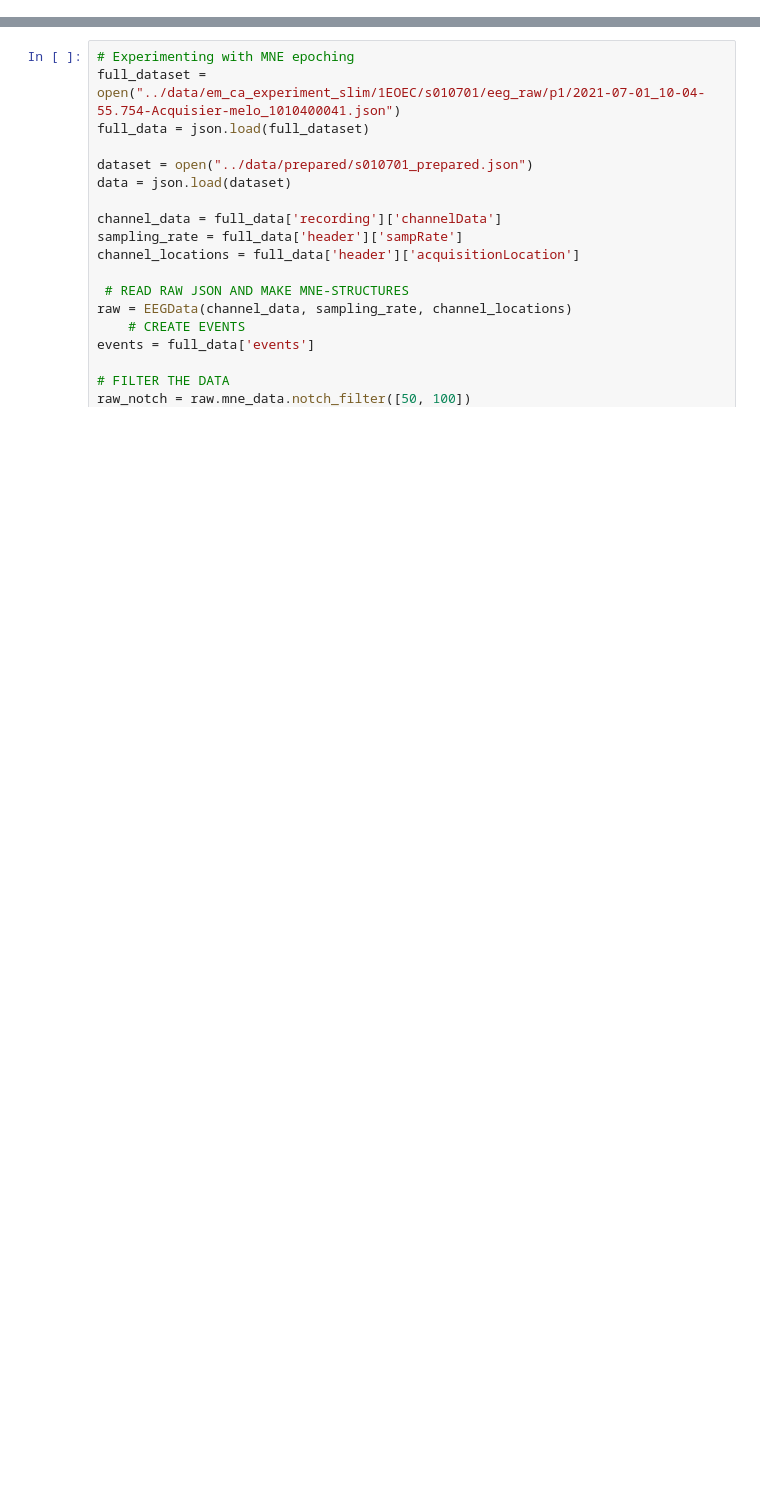
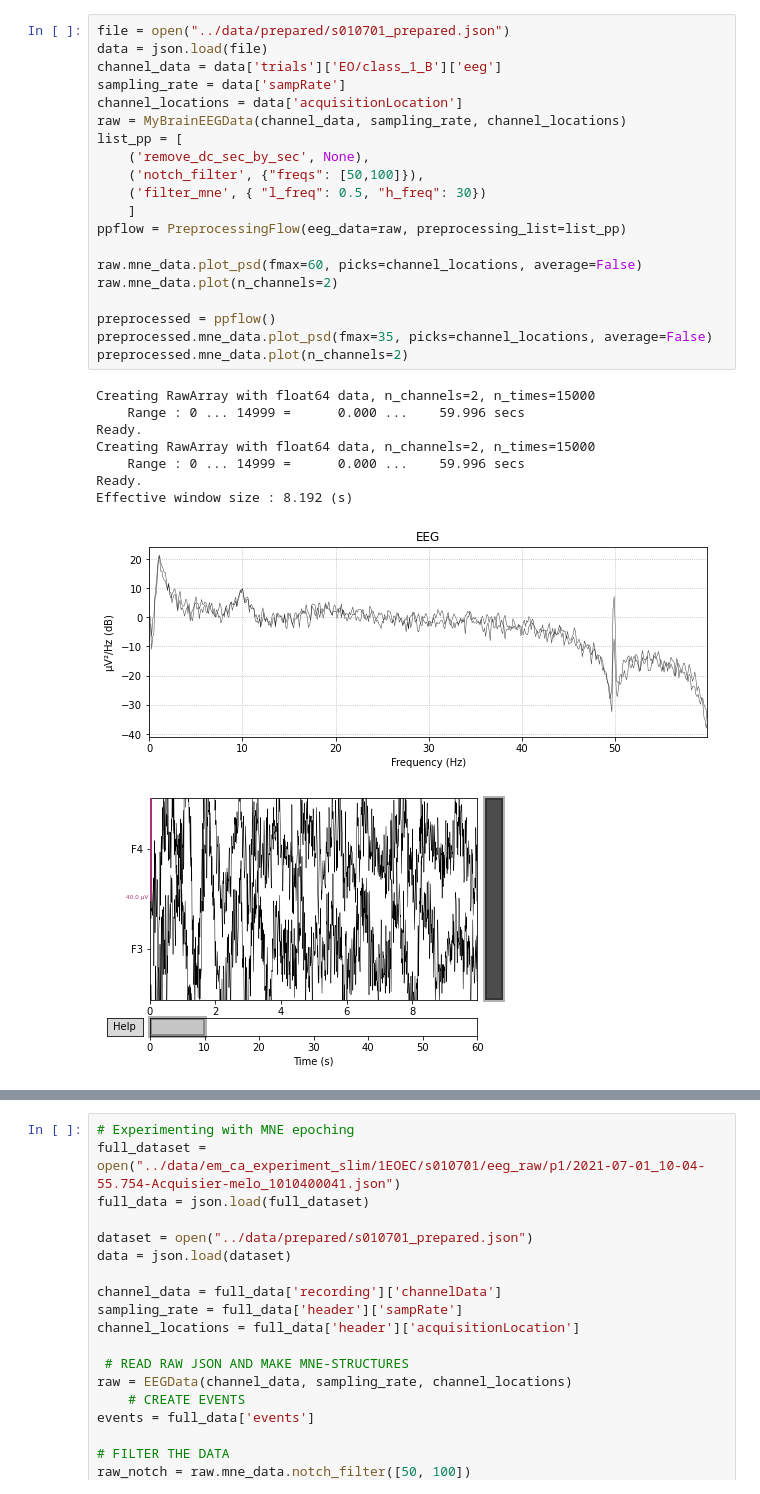
Before and after one commit to BRomans/EmotionMusic-Classification, a Jupyter notebook: notebooks/EM-DataPreparing.ipynb, the cells around one changed output, grey strips where cells are left out. Saved outputs shown, nothing was run; the diff lists cells and outputs as text; blank space fills up the shorter version.

```diff
--- a/notebooks/EM-DataPreparing.ipynb
+++ b/notebooks/EM-DataPreparing.ipynb
@@ -55,0 +108,30 @@ dict_keys(['s010701', 's010702', 's010703', 's010704', 's020701', 's020702', 's0
+# %%
+file = open("../data/prepared/s010701_prepared.json")
+data = json.load(file)
+channel_data = data['trials']['EO/class_1_B']['eeg']
+sampling_rate = data['sampRate']
+channel_locations = data['acquisitionLocation']
+raw = MyBrainEEGData(channel_data, sampling_rate, channel_locations)
+list_pp = [
+    ('remove_dc_sec_by_sec', None),
+    ('notch_filter', {"freqs": [50,100]}),
+    ('filter_mne', { "l_freq": 0.5, "h_freq": 30})
+    ]
+ppflow = PreprocessingFlow(eeg_data=raw, preprocessing_list=list_pp)
+
+raw.mne_data.plot_psd(fmax=60, picks=channel_locations, average=False)
+raw.mne_data.plot(n_channels=2)
+
+preprocessed = ppflow()
+preprocessed.mne_data.plot_psd(fmax=35, picks=channel_locations, average=False)
+preprocessed.mne_data.plot(n_channels=2)
+# %% [output]
+Creating RawArray with float64 data, n_channels=2, n_times=15000
+    Range : 0 ... 14999 =      0.000 ...    59.996 secs
+Ready.
+Creating RawArray with float64 data, n_channels=2, n_times=15000
+    Range : 0 ... 14999 =      0.000 ...    59.996 secs
+Ready.
+Effective window size : 8.192 (s)
+[figure, added]
+[figure, added]
```
Also changed, not shown: parts of 9 cells of this notebook, 3 other files.
